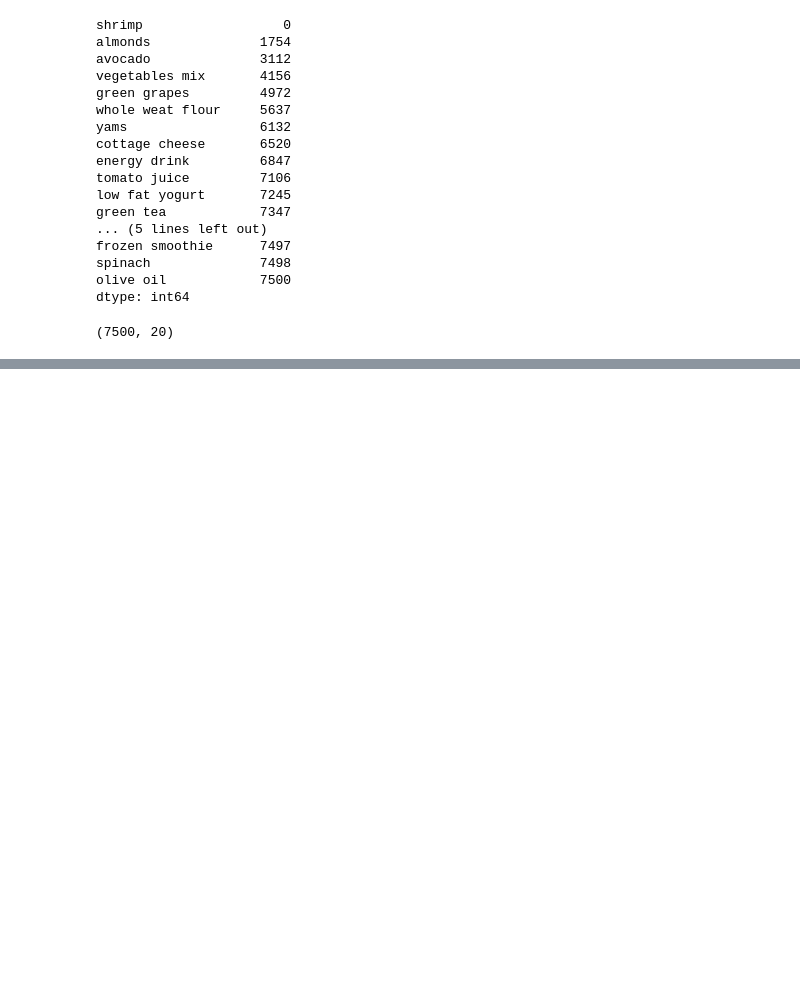
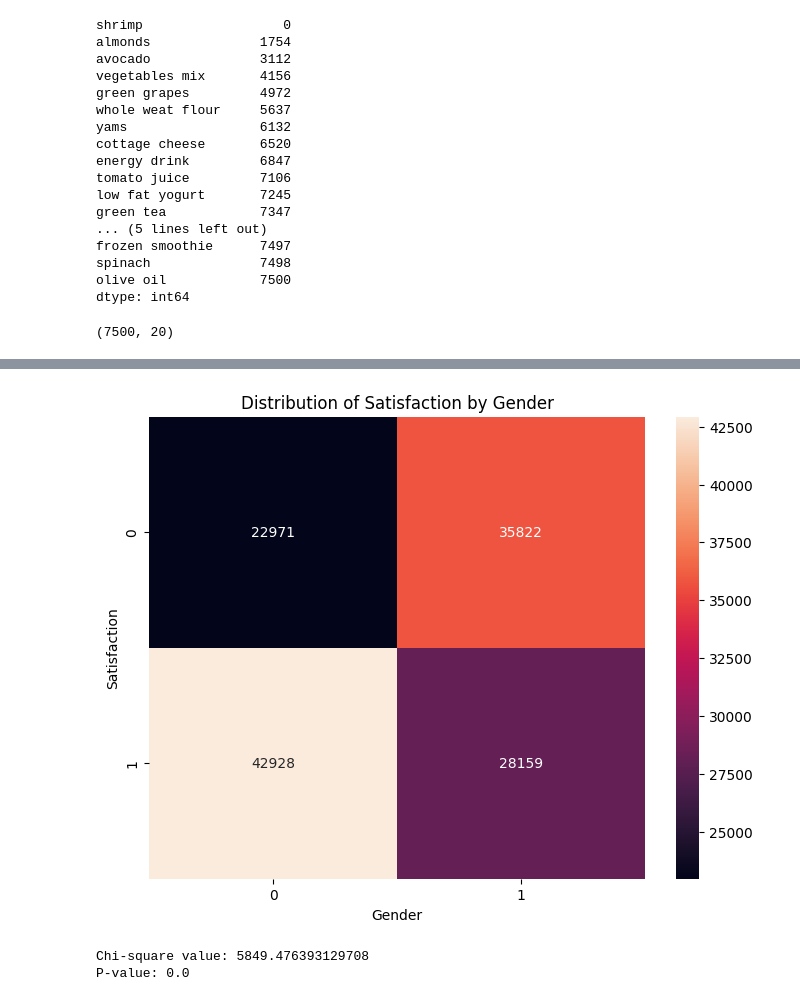
Before and after one commit to Akshithaa25/Machine_Learning_502, a Jupyter notebook: 2348502_ML_LAB_3.ipynb, the cells around one changed output, grey strips where cells are left out. Drawn from its saved outputs; the diff is of its cells as text; code cells hidden in the pictures; blank space fills up the shorter version.

```diff
--- a/2348502_ML_LAB_3.ipynb
+++ b/2348502_ML_LAB_3.ipynb
@@ -46,0 +310,9 @@ df.shape
+# %%
+plt.figure(figsize=(8, 6))
+sns.heatmap(pd.crosstab(df['Satisfaction-num'], df['Gender-num']), annot=True, fmt='d')
+plt.title("Distribution of Satisfaction by Gender")
+plt.xlabel("Gender")
+plt.ylabel("Satisfaction")
+plt.show()
+# %% [output]
+[figure, added]
@@ -46,0 +321,10 @@ df.shape
+# %%
+from scipy.stats import chi2_contingency
+
+chi2, p, dof, expected = chi2_contingency(c_table)
+
+print("Chi-square value:", chi2)
+print("P-value:", p)
+# %% [output]
+Chi-square value: 5849.476393129708
+P-value: 0.0
```
Also changed, not shown: parts of 32 cells of this notebook.
